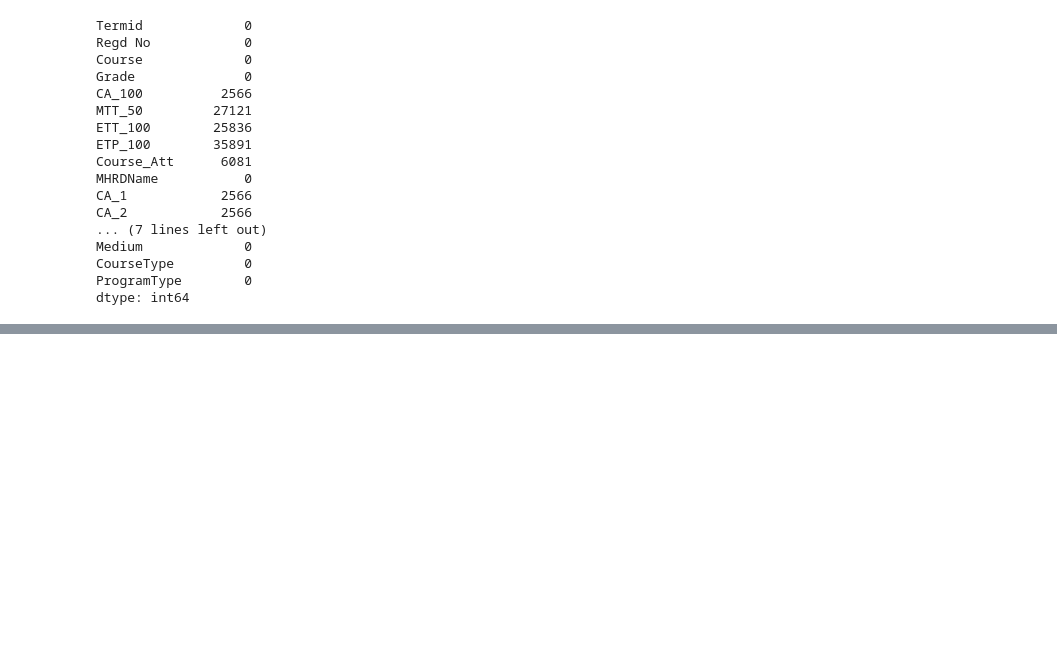
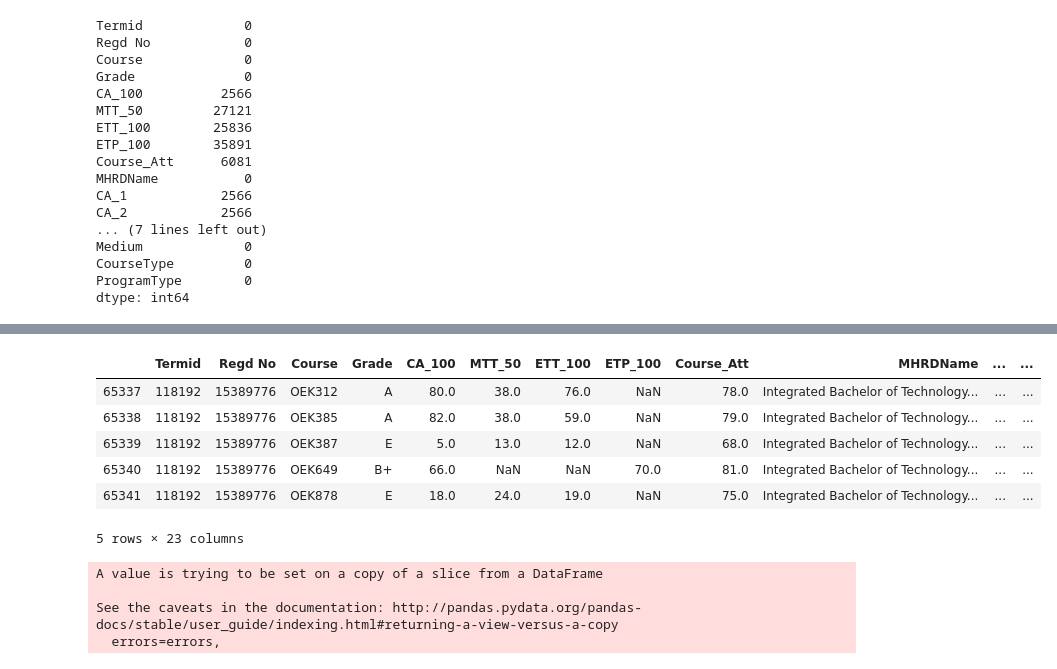
Before and after one commit to ChandrashekharRdy/ML-Project, a Jupyter notebook: ML Project/ML Project.ipynb, the cells around one changed output, grey strips where cells are left out. Saved outputs shown, nothing was run; the diff lists cells and outputs as text; code cells hidden in the pictures; blank space fills up the shorter version.

```diff
--- a/ML Project/ML Project.ipynb
+++ b/ML Project/ML Project.ipynb
@@ -269,0 +379,21 @@ array([[ 96,  48,  12,  64,   0,   0,   0,   0,   0,   0,   0,   4,   3,
+# %%
+validation.tail()
+# %% [output]
+|  | Termid | Regd No | Course | Grade | CA_100 | MTT_50 | ETT_100 | ETP_100 | Course_Att | MHRDName | ... | ... |
+| 65337 | 118192 | 15389776 | OEK312 | A | 80.0 | 38.0 | 76.0 | NaN | 78.0 | Integrated Bachelor of Technology... | ... | ... |
+| 65338 | 118192 | 15389776 | OEK385 | A | 82.0 | 38.0 | 59.0 | NaN | 79.0 | Integrated Bachelor of Technology... | ... | ... |
+| 65339 | 118192 | 15389776 | OEK387 | E | 5.0 | 13.0 | 12.0 | NaN | 68.0 | Integrated Bachelor of Technology... | ... | ... |
+| 65340 | 118192 | 15389776 | OEK649 | B+ | 66.0 | NaN | NaN | 70.0 | 81.0 | Integrated Bachelor of Technology... | ... | ... |
+| 65341 | 118192 | 15389776 | OEK878 | E | 18.0 | 24.0 | 19.0 | NaN | 75.0 | Integrated Bachelor of Technology... | ... | ... |
+5 rows × 23 columns
+# %%
+cols=['ETP_100','CA_1','CA_2','CA_3','CA_4','Height','Weight','Direction','Course','Termid','Regd No','Gender','ProgramType'
+      ,'ScholarType','Medium','CourseType','MHRDName','Grade']
+validation.drop(cols,axis=1,inplace=True)
+validation_x=validation.drop(['Result'],axis=1)
+validation_y=validation['Result']
+# %% [output]
+A value is trying to be set on a copy of a slice from a DataFrame
+
+See the caveats in the documentation: http://pandas.pydata.org/pandas-docs/stable/user_guide/indexing.html#returning-a-view-versus-a-copy
+  errors=errors,
```
Also changed, not shown: parts of 64 cells of this notebook.
